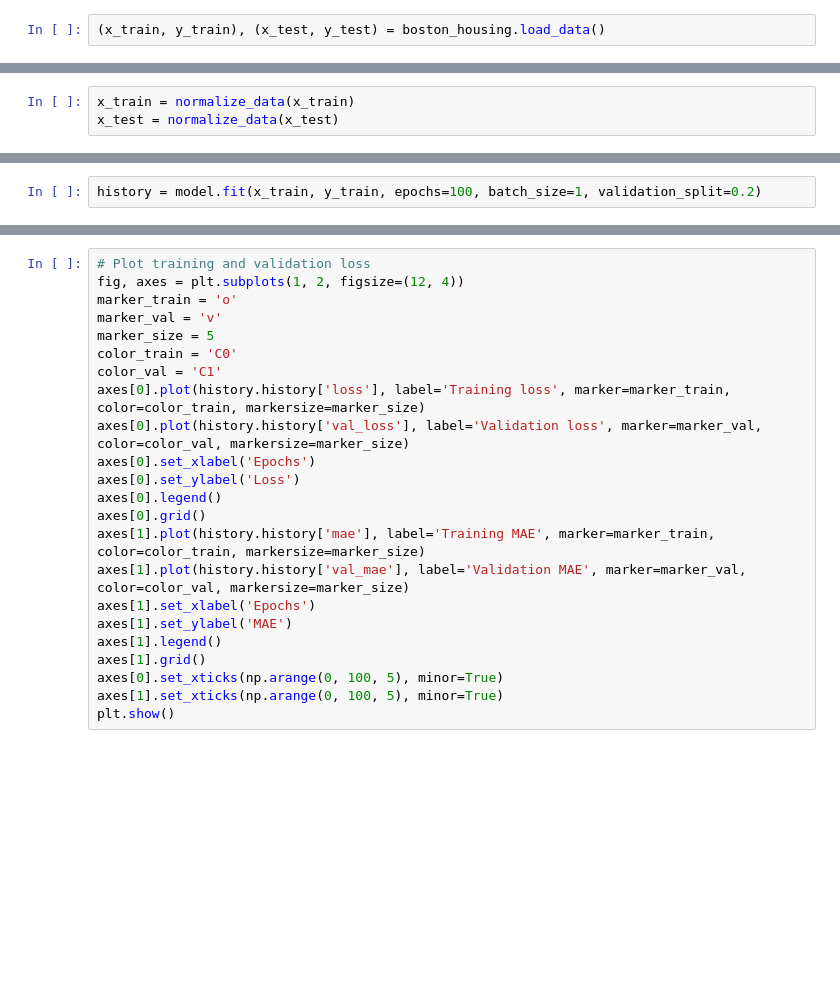
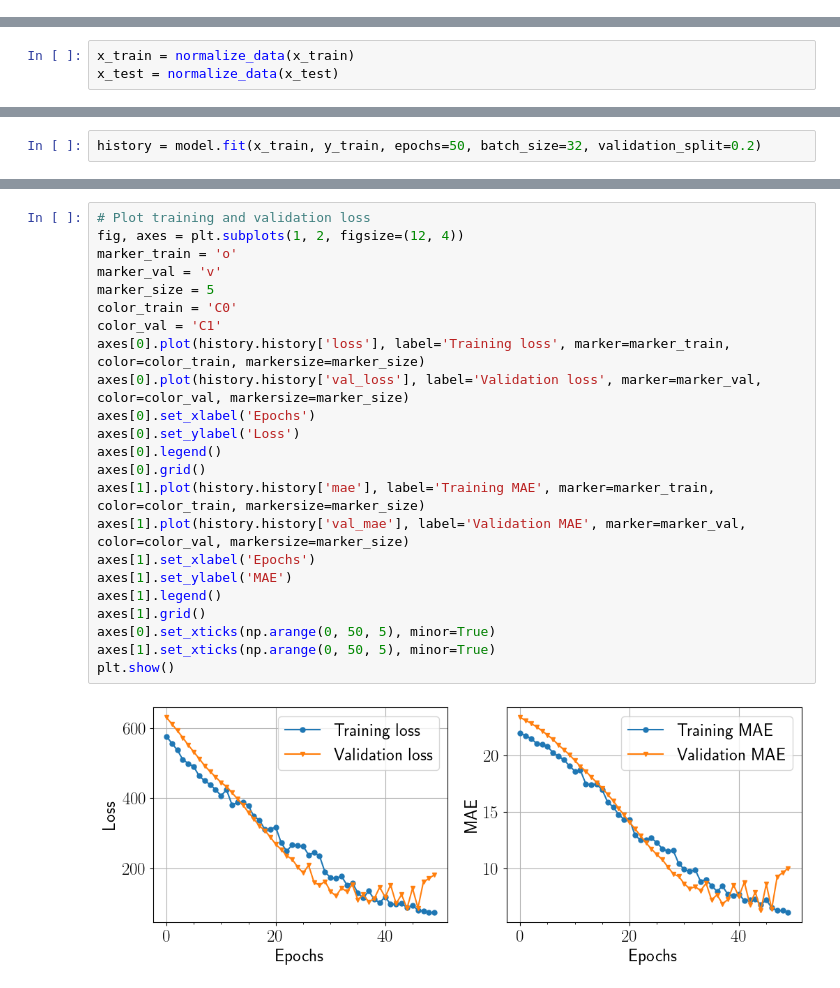
Before and after one commit to qlinhta/iasd-psl, a Jupyter notebook: deeplearning/lecture2.ipynb, the cells around one changed output, grey strips where cells are left out. Cells and saved outputs as stored; diff of their text form; blank space fills up the shorter version.

```diff
--- a/deeplearning/lecture2.ipynb
+++ b/deeplearning/lecture2.ipynb
@@ -120,2 +88,0 @@ from tensorflow.keras.datasets import boston_housing
-# %%
-(x_train, y_train), (x_test, y_test) = boston_housing.load_data()
@@ -163,5 +154,5 @@ Trainable params: 5121 (20.00 KB)
 Non-trainable params: 0 (0.00 Byte)
 _________________________________________________________________
 # %%
-history = model.fit(x_train, y_train, epochs=100, batch_size=1, validation_split=0.2)
+history = model.fit(x_train, y_train, epochs=50, batch_size=32, validation_split=0.2)
 # %% [output]
@@ -188,23 +181,25 @@ Epoch 56/100
 # %%
 # Plot training and validation loss
 fig, axes = plt.subplots(1, 2, figsize=(12, 4))
 marker_train = 'o'
 marker_val = 'v'
 marker_size = 5
 color_train = 'C0'
 color_val = 'C1'
 axes[0].plot(history.history['loss'], label='Training loss', marker=marker_train, color=color_train, markersize=marker_size)
 axes[0].plot(history.history['val_loss'], label='Validation loss', marker=marker_val, color=color_val, markersize=marker_size)
 axes[0].set_xlabel('Epochs')
 axes[0].set_ylabel('Loss')
 axes[0].legend()
 axes[0].grid()
 axes[1].plot(history.history['mae'], label='Training MAE', marker=marker_train, color=color_train, markersize=marker_size)
 axes[1].plot(history.history['val_mae'], label='Validation MAE', marker=marker_val, color=color_val, markersize=marker_size)
 axes[1].set_xlabel('Epochs')
 axes[1].set_ylabel('MAE')
 axes[1].legend()
 axes[1].grid()
-axes[0].set_xticks(np.arange(0, 100, 5), minor=True)
-axes[1].set_xticks(np.arange(0, 100, 5), minor=True)
+axes[0].set_xticks(np.arange(0, 50, 5), minor=True)
+axes[1].set_xticks(np.arange(0, 50, 5), minor=True)
 plt.show()
+# %% [output]
+[figure, added]
```
Also changed, not shown: parts of 11 cells of this notebook, 2 other files.
